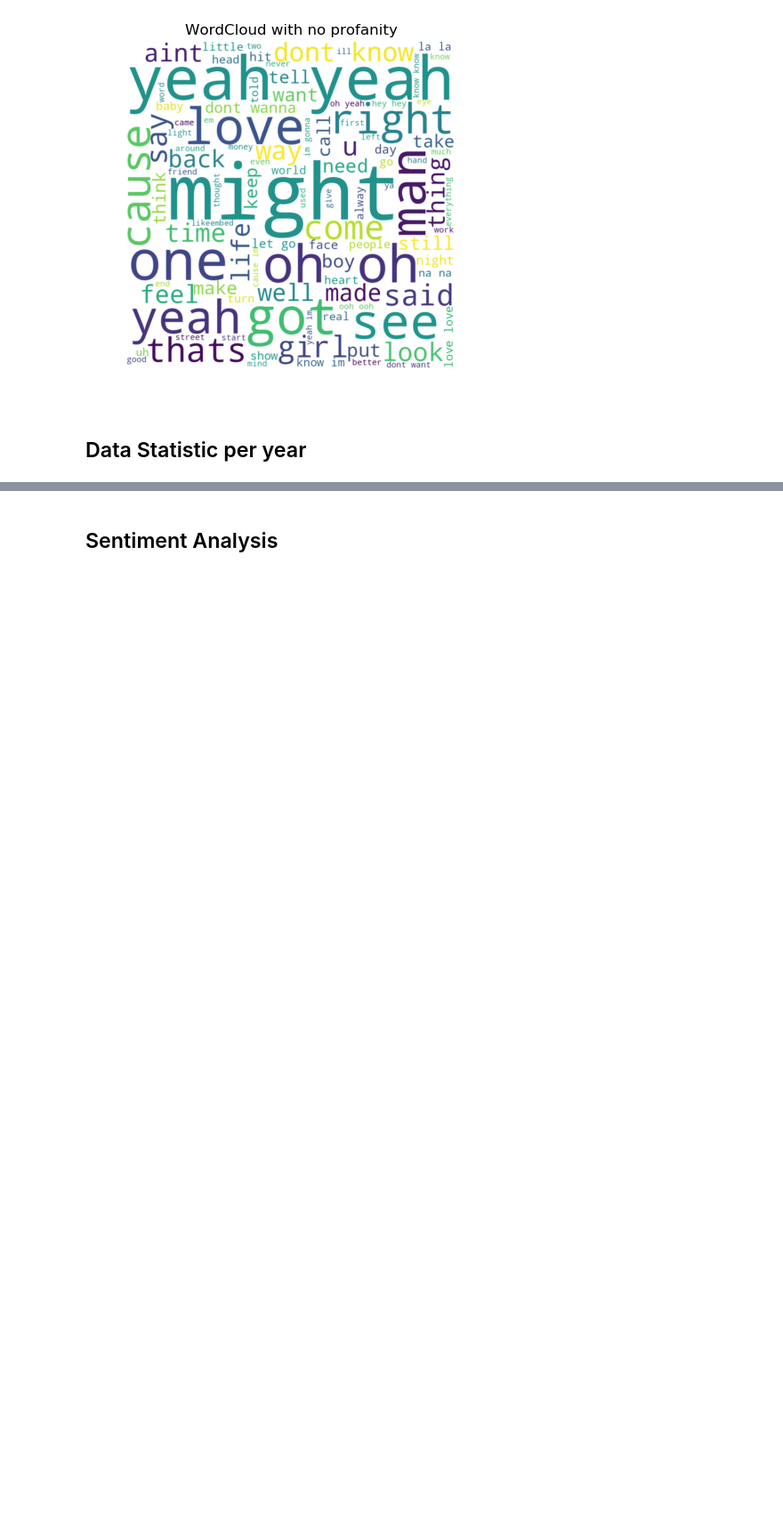
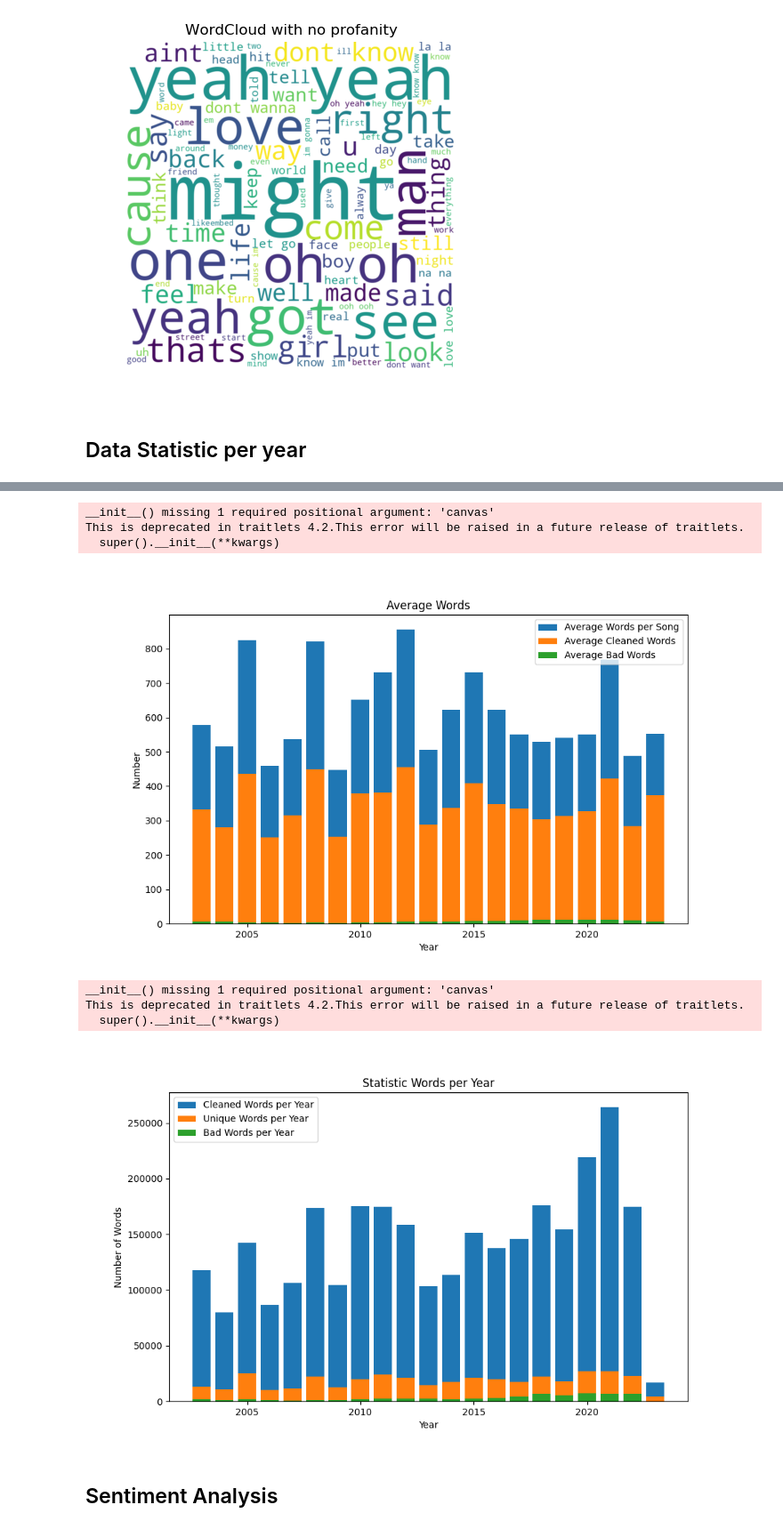
Before and after one commit to igorktech/lyrics-sentiment-analysis, a Jupyter notebook: lyrics_sentiment_analysis.ipynb, the cells around one changed output, grey strips where cells are left out. Shown at 89% size. Cells and saved outputs as stored; diff of their text form; code cells hidden in the pictures; blank space fills up the shorter version.

```diff
--- a/lyrics_sentiment_analysis.ipynb
+++ b/lyrics_sentiment_analysis.ipynb
@@ -620,6 +621,41 @@ __init__() missing 1 required positional argument: 'canvas'
 This is deprecated in traitlets 4.2.This error will be raised in a future release of traitlets.
   super().__init__(**kwargs)
 [figure]
+# %%
+# Plot the year_stats DataFrame as a bar chart
+year_stats = pd.read_csv('year_stats.csv')
+
+plt.figure(figsize=(10, 6))
+plt.bar(year_stats['Year'], year_stats['Avg Words Per Song'],label='Average Words per Song')
+plt.bar(year_stats['Year'], year_stats['Avg Cleaned Words Per Year'],label='Average Cleaned Words')
+plt.bar(year_stats['Year'], year_stats['Avg Bad Words Per Year'],label='Average Bad Words')
+
+plt.title('Average Words')
+plt.xlabel('Year')
+plt.ylabel('Number')
+plt.legend()
+plt.show()
+
+plt.figure(figsize=(10, 6))
+plt.bar(year_stats['Year'], year_stats['Cleaned Words Count'],label='Cleaned Words per Year')
+plt.bar(year_stats['Year'], year_stats['Num Unique Words'],label='Unique Words per Year')
+plt.bar(year_stats['Year'], year_stats['Bad Words Count'],label='Bad Words per Year')
+
+
+plt.title('Statistic Words per Year')
+plt.xlabel('Year')
+plt.ylabel('Number of Words')
+plt.legend()
+plt.show()
+# %% [output]
+__init__() missing 1 required positional argument: 'canvas'
+This is deprecated in traitlets 4.2.This error will be raised in a future release of traitlets.
+  super().__init__(**kwargs)
+[figure, added]
+__init__() missing 1 required positional argument: 'canvas'
+This is deprecated in traitlets 4.2.This error will be raised in a future release of traitlets.
+  super().__init__(**kwargs)
+[figure, added]
 # %% [markdown]
 ## Sentiment Analysis
 # %%
```
Also changed, not shown: parts of 6 cells of this notebook.
